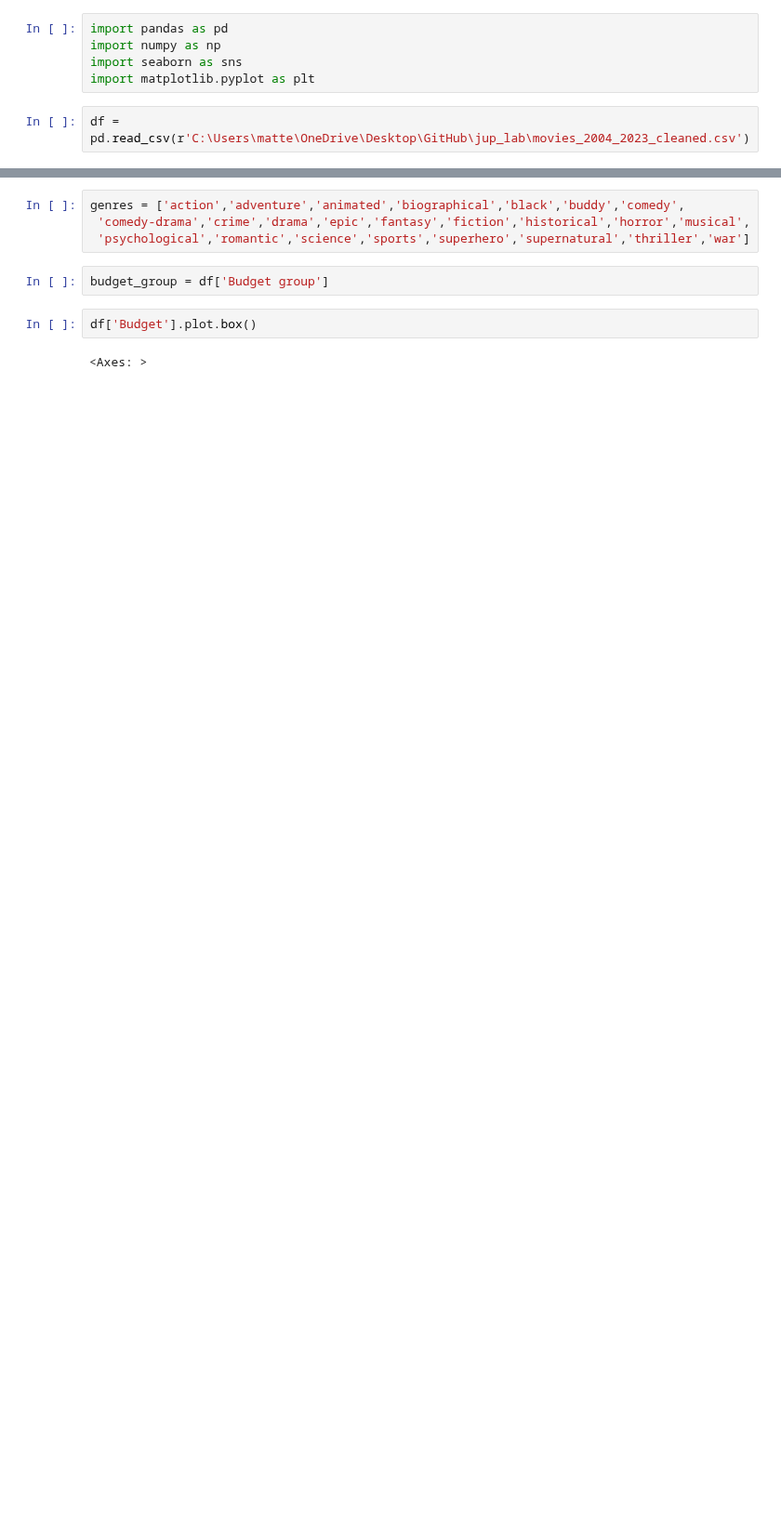
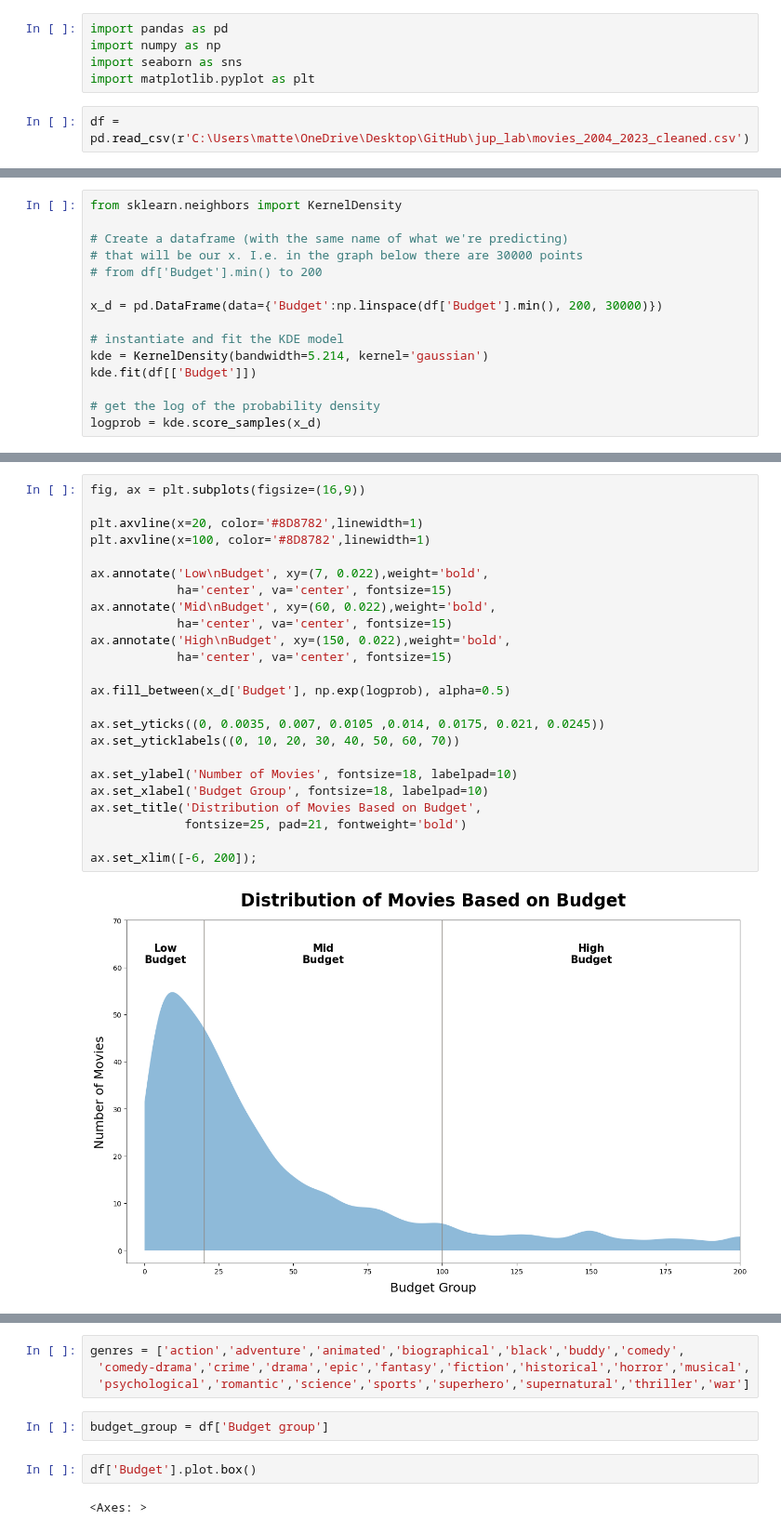
Before and after one commit to S3tuit/jup_lab, a Jupyter notebook: movies_analysis.ipynb, the cells around one changed output, grey strips where cells are left out. Shown at 93% size. Cells and saved outputs as stored; diff of their text form; blank space fills up the shorter version.

Commit message:
movies start dataviz

```diff
--- a/movies_analysis.ipynb
+++ b/movies_analysis.ipynb
@@ -7,0 +26,15 @@ df = pd.read_csv(r'C:\Users\matte\OneDrive\Desktop\GitHub\jup_lab\movies_2004_20
+# %%
+from sklearn.neighbors import KernelDensity
+
+# Create a dataframe (with the same name of what we're predicting)
+# that will be our x. I.e. in the graph below there are 30000 points
+# from df['Budget'].min() to 200
+
+x_d = pd.DataFrame(data={'Budget':np.linspace(df['Budget'].min(), 200, 30000)})
+
+# instantiate and fit the KDE model
+kde = KernelDensity(bandwidth=5.214, kernel='gaussian')
+kde.fit(df[['Budget']])
+
+# get the log of the probability density
+logprob = kde.score_samples(x_d)
@@ -8 +46,27 @@ df = pd.read_csv(r'C:\Users\matte\OneDrive\Desktop\GitHub\jup_lab\movies_2004_20
+# %%
+fig, ax = plt.subplots(figsize=(16,9))
+
+plt.axvline(x=20, color='#8D8782',linewidth=1)
+plt.axvline(x=100, color='#8D8782',linewidth=1)
+
+ax.annotate('Low\nBudget', xy=(7, 0.022),weight='bold',
+            ha='center', va='center', fontsize=15)
+ax.annotate('Mid\nBudget', xy=(60, 0.022),weight='bold',
+            ha='center', va='center', fontsize=15)
+ax.annotate('High\nBudget', xy=(150, 0.022),weight='bold',
+            ha='center', va='center', fontsize=15)
+
+ax.fill_between(x_d['Budget'], np.exp(logprob), alpha=0.5)
+
+ax.set_yticks((0, 0.0035, 0.007, 0.0105 ,0.014, 0.0175, 0.021, 0.0245))
+ax.set_yticklabels((0, 10, 20, 30, 40, 50, 60, 70))
+
+ax.set_ylabel('Number of Movies', fontsize=18, labelpad=10)
+ax.set_xlabel('Budget Group', fontsize=18, labelpad=10)
+ax.set_title('Distribution of Movies Based on Budget',
+             fontsize=25, pad=21, fontweight='bold')
+
+ax.set_xlim([-6, 200]);
+# %% [output]
+[figure, added]
 # %% [markdown]
```
Also changed, not shown: parts of 39 cells of this notebook.
